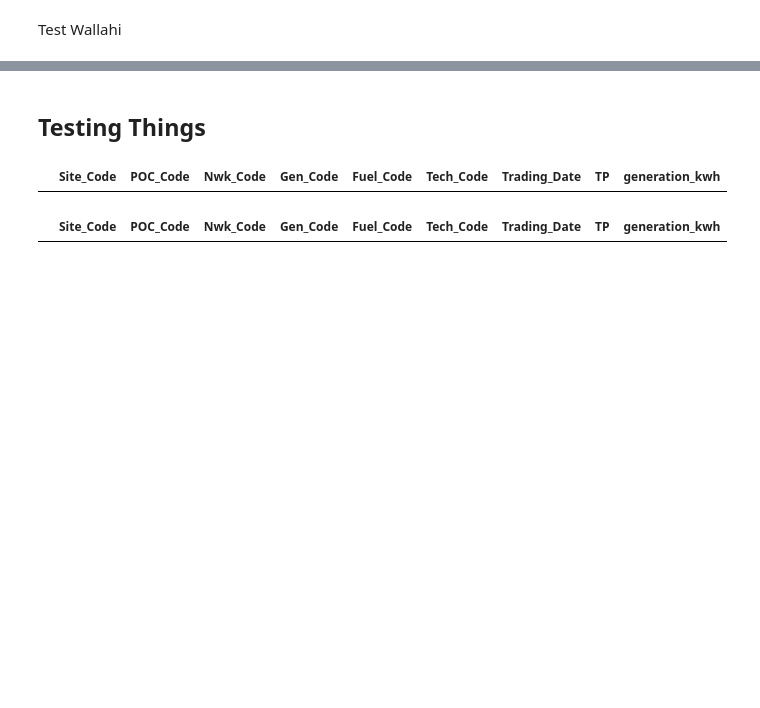
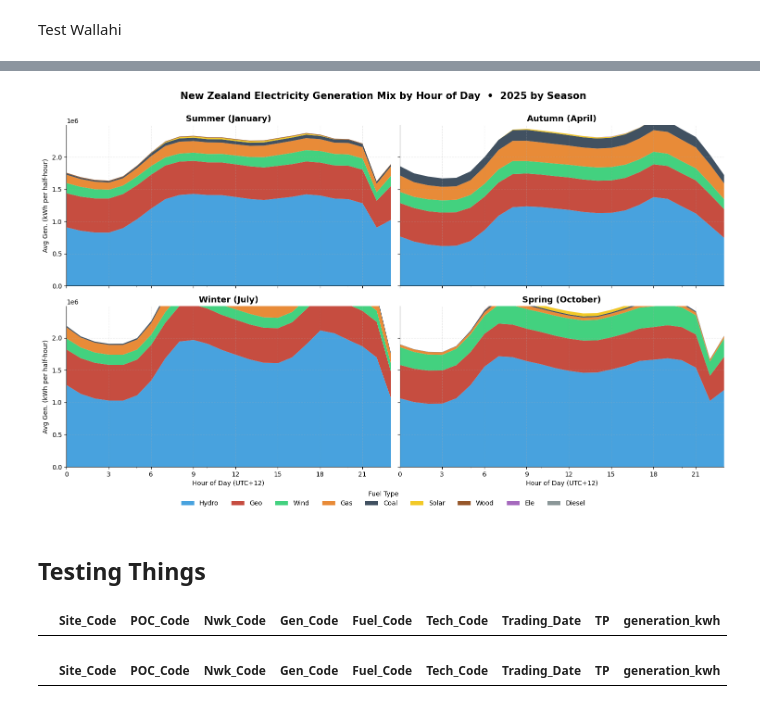
Before and after one commit to DaveGiGi/Duckstradamus, a Jupyter notebook: Data_Processing/preprocessing_Jacques.ipynb, the cells around one changed output, grey strips where cells are left out. Drawn from its saved outputs; the diff is of its cells as text; code cells hidden in the pictures; blank space fills up the shorter version.

```diff
--- a/Data_Processing/preprocessing_Jacques.ipynb
+++ b/Data_Processing/preprocessing_Jacques.ipynb
@@ -152,3 +321,82 @@ df_long.head()
+# %%
+import matplotlib.pyplot as plt
+
+# ── Define seasons (NZ Southern Hemisphere - middle month of each) ──────
+seasons = [
+    ('Summer (January)', 1),
+    ('Autumn (April)',   4),
+    ('Winter (July)',    7),
+    ('Spring (October)', 10),
+]
+
+# ── Filter to 2025 + add helper columns ─────────────────────────────────
+df_2025 = df_by_fuel[df_by_fuel['datetime_utc12'].dt.year == 2025].copy()
+df_2025['hour']  = df_2025['datetime_utc12'].dt.hour
+df_2025['month'] = df_2025['datetime_utc12'].dt.month
+
+# ── Fuel columns + consistent ordering across all 4 panels ──────────────
+fuel_cols = [c for c in df_by_fuel.columns if c != 'datetime_utc12']
+overall_avg = df_2025.groupby('hour')[fuel_cols].mean()
+fuel_order = overall_avg.mean().sort_values(ascending=False).index.tolist()
+
+fuel_colors = {
+    'Hydro':  '#3498db',  'Geo':   '#c0392b',  'Gas':    '#e67e22',
+    'Wind':   '#2ecc71',  'Coal':  '#2c3e50',  'Wood':   '#8B4513',
+    'Solar':  '#f1c40f',  'Diesel':'#7f8c8d',  'Ele':    '#9b59b6',
+}
+colors = [fuel_colors.get(c, '#cccccc') for c in fuel_order]
+
+# ── Build a 2x2 grid with shared y-axis so panels are comparable ────────
+fig, axes = plt.subplots(2, 2, figsize=(15, 9), sharey=True, sharex=True)
+axes_flat = axes.flatten()
+
+for i, (season_name, month) in enumerate(seasons):
+    ax = axes_flat[i]
+    season_data = df_2025[df_2025['month'] == month]
+    hourly_avg = season_data.groupby('hour')[fuel_cols].mean()[fuel_order]
+
+    hourly_avg.plot(
+        kind='area',
+        stacked=True,
+        ax=ax,
+        color=colors,
+        alpha=0.9,
+        linewidth=0,
+        legend=False,            # single legend below the figure
+    )
+
+    ax.set_title(season_name, fontsize=13, fontweight='bold')
+    ax.set_xticks(range(0, 24, 3))
+    ax.set_xlim(0, 23)
+    ax.set_ylim(bottom=0)
+    ax.grid(True, alpha=0.25, linestyle='--')
+
+    if i % 2 == 0:                            # left column gets y-label
+        ax.set_ylabel('Avg Gen. (kWh per half-hour)', fontsize=10)
+    if i >= 2:                                # bottom row gets x-label
+        ax.set_xlabel('Hour of Day (UTC+12)', fontsize=10)
+
+    for spine in ['top', 'right']:
+        ax.spines[spine].set_visible(False)
+
+# ── Single legend for the whole figure, below the plots ─────────────────
+handles, labels = axes_flat[0].get_legend_handles_labels()
+fig.legend(
+    handles, labels, title='Fuel Type',
+    loc='lower center', ncol=len(fuel_order),
+    frameon=False, bbox_to_anchor=(0.5, -0.01), fontsize=10,
+)
+
+fig.suptitle(
+    'New Zealand Electricity Generation Mix by Hour of Day  •  2025 by Season',
+    fontsize=15, fontweight='bold', y=1.00,
+)
+
+plt.tight_layout()
+plt.subplots_adjust(bottom=0.10)              # make room for the legend
+plt.show()
+# %% [output]
+[figure, added]
 # %% [markdown]
 ## Testing Things
 # %%
```
Also changed, not shown: parts of 6 cells of this notebook, 1 other file.
